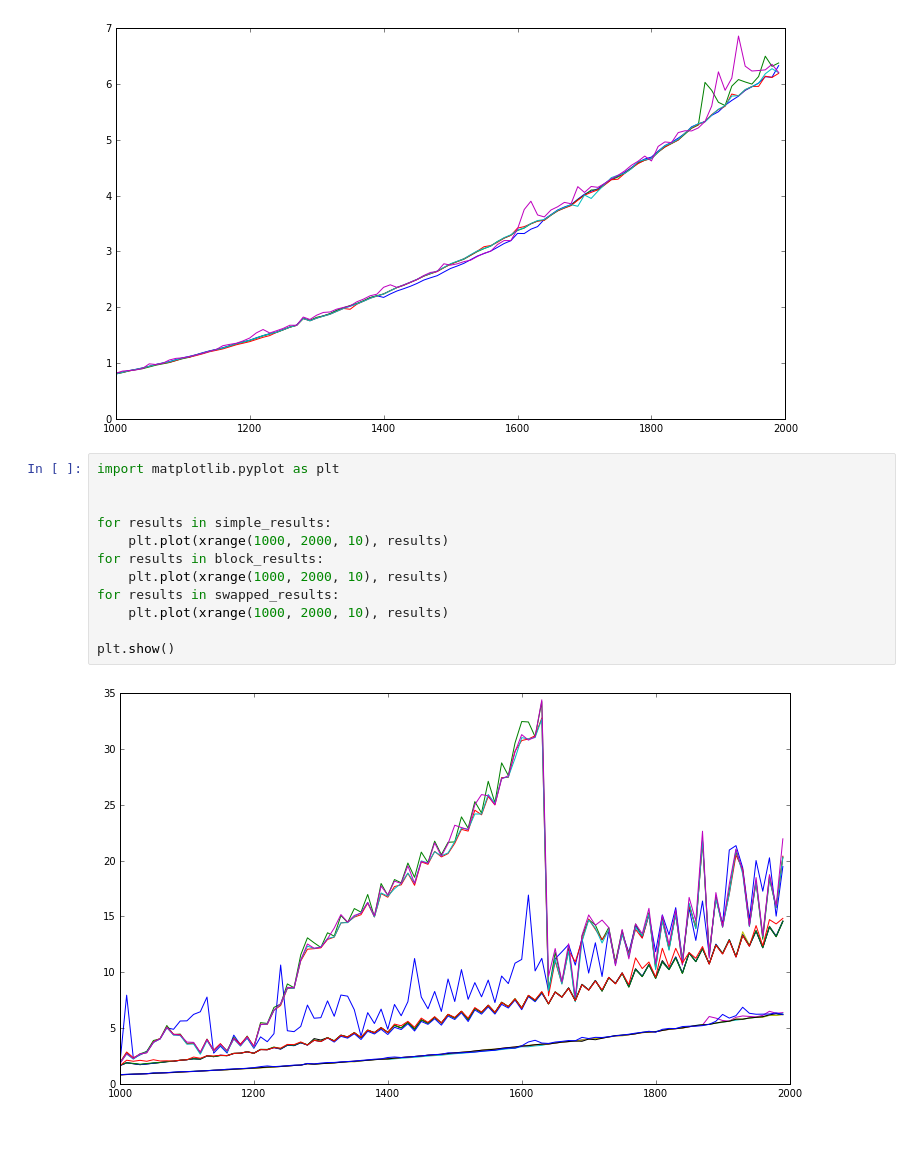
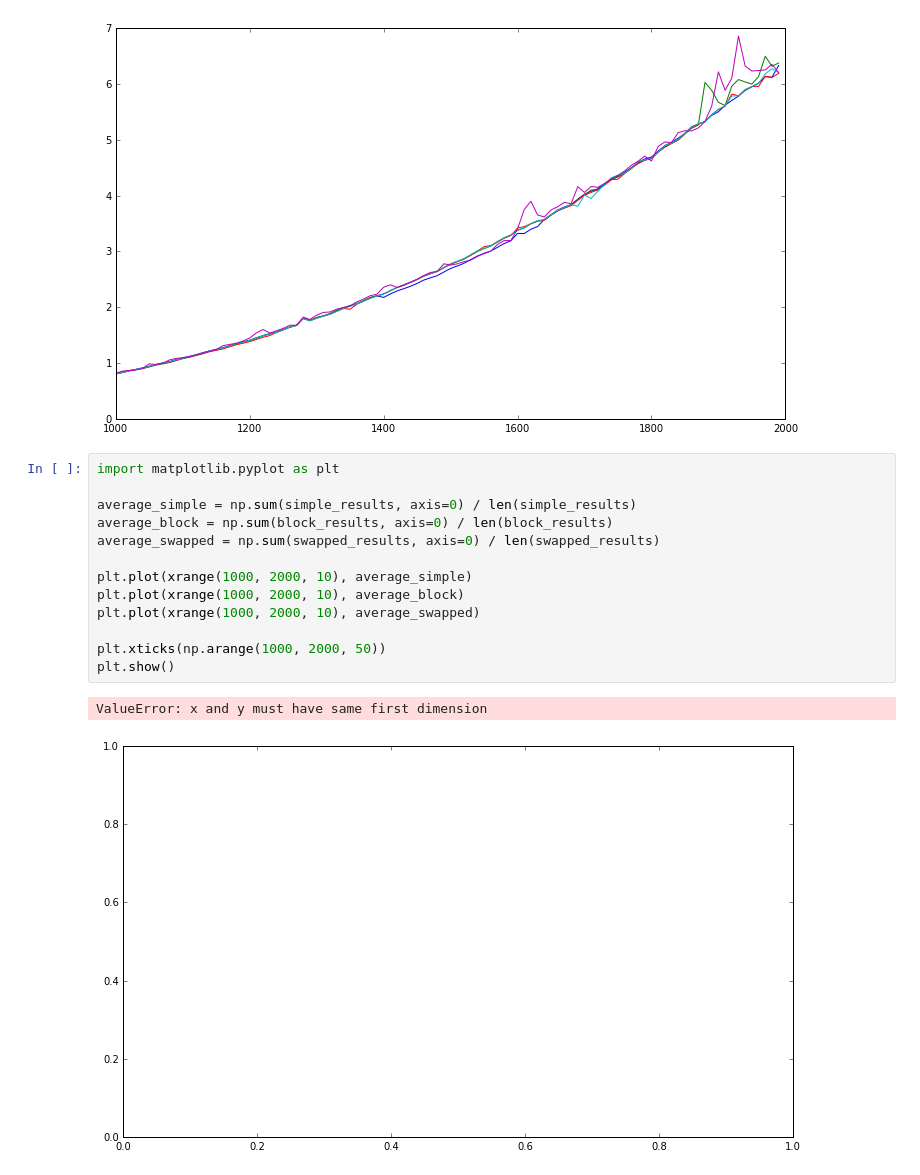
Before and after one commit to matveinazaruk/mag_tolstikov, a Jupyter notebook: 1000_2000.ipynb, the cells around one changed output. Drawn from its saved outputs; the diff is of its cells as text; blank space fills up the shorter version.

```diff
--- a/1000_2000.ipynb
+++ b/1000_2000.ipynb
@@ -38,17 +39,19 @@ for results in swapped_results:
 plt.show()
 # %% [output]
 [figure]
-# %%
-import matplotlib.pyplot as plt
-
-
-for results in simple_results:
-    plt.plot(xrange(1000, 2000, 10), results)
-for results in block_results:
-    plt.plot(xrange(1000, 2000, 10), results)
-for results in swapped_results:
-    plt.plot(xrange(1000, 2000, 10), results)
-
-plt.show()
-# %% [output]
-[figure, removed]
+# %%
+import matplotlib.pyplot as plt
+
+average_simple = np.sum(simple_results, axis=0) / len(simple_results)
+average_block = np.sum(block_results, axis=0) / len(block_results)
+average_swapped = np.sum(swapped_results, axis=0) / len(swapped_results)
+
+plt.plot(xrange(1000, 2000, 10), average_simple)
+plt.plot(xrange(1000, 2000, 10), average_block)
+plt.plot(xrange(1000, 2000, 10), average_swapped)
+
+plt.xticks(np.arange(1000, 2000, 50))
+plt.show()
+# %% [output]
+ValueError: x and y must have same first dimension
+[figure, added]
```
Also changed, not shown: parts of 1 cell of this notebook, 1 other file.
